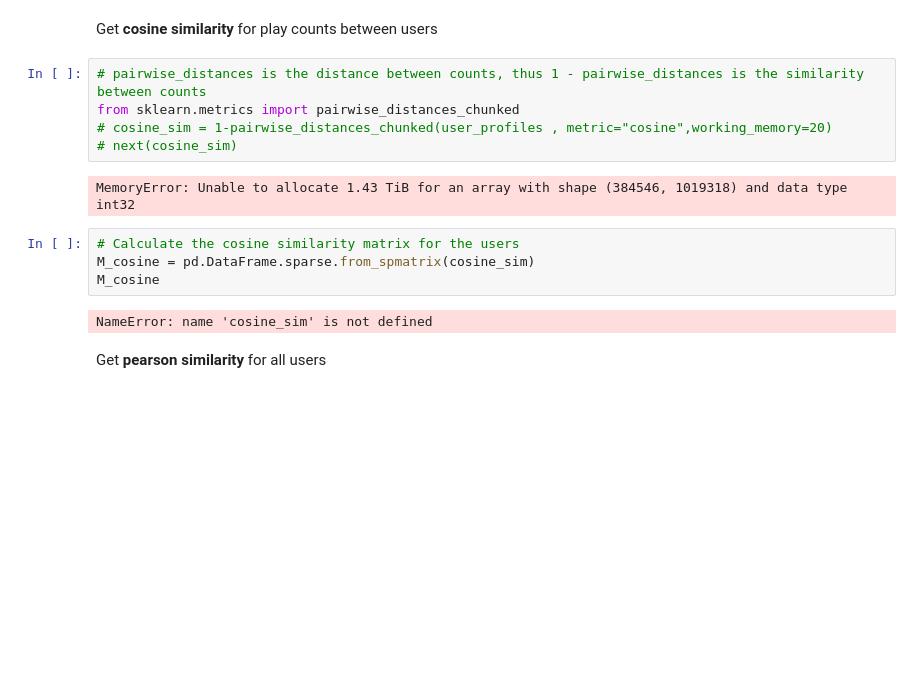
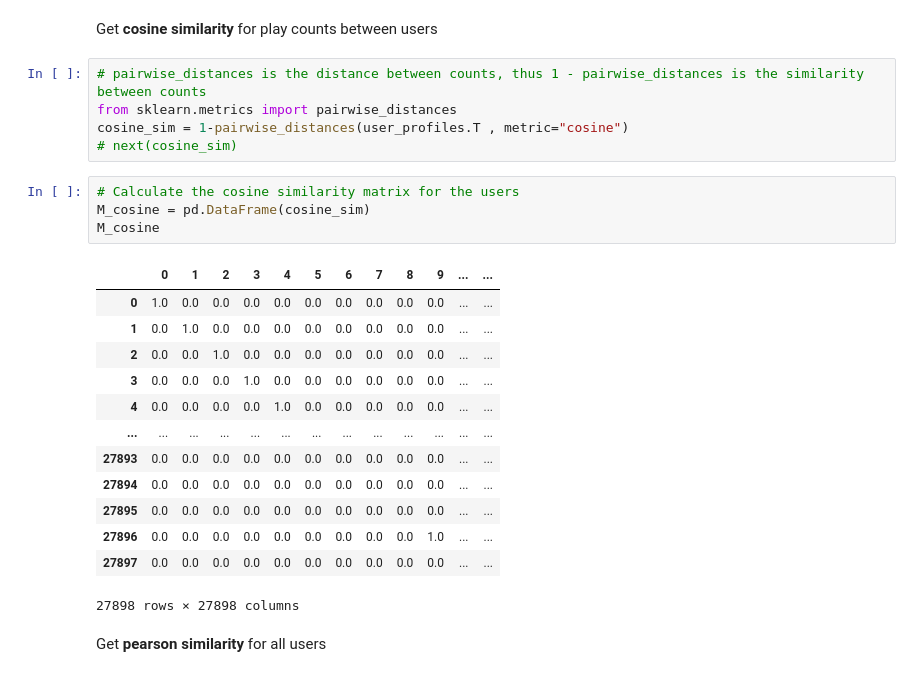
Before and after one commit to matijasipek/comp_tools, a Jupyter notebook: item-item collaborative filtering.ipynb, the cells around one changed output. Cells and saved outputs as stored; diff of their text form; blank space fills up the shorter version.

```diff
--- a/item-item collaborative filtering.ipynb
+++ b/item-item collaborative filtering.ipynb
@@ -121,17 +91,27 @@ KeyboardInterrupt:
 Get **cosine similarity** for play counts between users
 # %%
 # pairwise_distances is the distance between counts, thus 1 - pairwise_distances is the similarity between counts
-from sklearn.metrics import pairwise_distances_chunked
-# cosine_sim = 1-pairwise_distances_chunked(user_profiles , metric="cosine",working_memory=20)
+from sklearn.metrics import pairwise_distances
+cosine_sim = 1-pairwise_distances(user_profiles.T , metric="cosine")
 # next(cosine_sim)
-# %% [output]
-MemoryError: Unable to allocate 1.43 TiB for an array with shape (384546, 1019318) and data type int32
 # %%
 # Calculate the cosine similarity matrix for the users
-M_cosine = pd.DataFrame.sparse.from_spmatrix(cosine_sim)
+M_cosine = pd.DataFrame(cosine_sim)
 M_cosine
 # %% [output]
+|  | 0 | 1 | 2 | 3 | 4 | 5 | 6 | 7 | 8 | 9 | ... | ... |
+| 0 | 1.0 | 0.0 | 0.0 | 0.0 | 0.0 | 0.0 | 0.0 | 0.0 | 0.0 | 0.0 | ... | ... |
+| 1 | 0.0 | 1.0 | 0.0 | 0.0 | 0.0 | 0.0 | 0.0 | 0.0 | 0.0 | 0.0 | ... | ... |
+| 2 | 0.0 | 0.0 | 1.0 | 0.0 | 0.0 | 0.0 | 0.0 | 0.0 | 0.0 | 0.0 | ... | ... |
+| 3 | 0.0 | 0.0 | 0.0 | 1.0 | 0.0 | 0.0 | 0.0 | 0.0 | 0.0 | 0.0 | ... | ... |
+| 4 | 0.0 | 0.0 | 0.0 | 0.0 | 1.0 | 0.0 | 0.0 | 0.0 | 0.0 | 0.0 | ... | ... |
+| ... | ... | ... | ... | ... | ... | ... | ... | ... | ... | ... | ... | ... |
+| 27893 | 0.0 | 0.0 | 0.0 | 0.0 | 0.0 | 0.0 | 0.0 | 0.0 | 0.0 | 0.0 | ... | ... |
+| 27894 | 0.0 | 0.0 | 0.0 | 0.0 | 0.0 | 0.0 | 0.0 | 0.0 | 0.0 | 0.0 | ... | ... |
+| 27895 | 0.0 | 0.0 | 0.0 | 0.0 | 0.0 | 0.0 | 0.0 | 0.0 | 0.0 | 0.0 | ... | ... |
+| 27896 | 0.0 | 0.0 | 0.0 | 0.0 | 0.0 | 0.0 | 0.0 | 0.0 | 0.0 | 1.0 | ... | ... |
+| 27897 | 0.0 | 0.0 | 0.0 | 0.0 | 0.0 | 0.0 | 0.0 | 0.0 | 0.0 | 0.0 | ... | ... |
-NameError: name 'cosine_sim' is not defined
+27898 rows × 27898 columns
 # %% [markdown]
 Get **pearson similarity** for all users
 # %%
```
Also changed, not shown: parts of 11 cells of this notebook, 1 other file.
